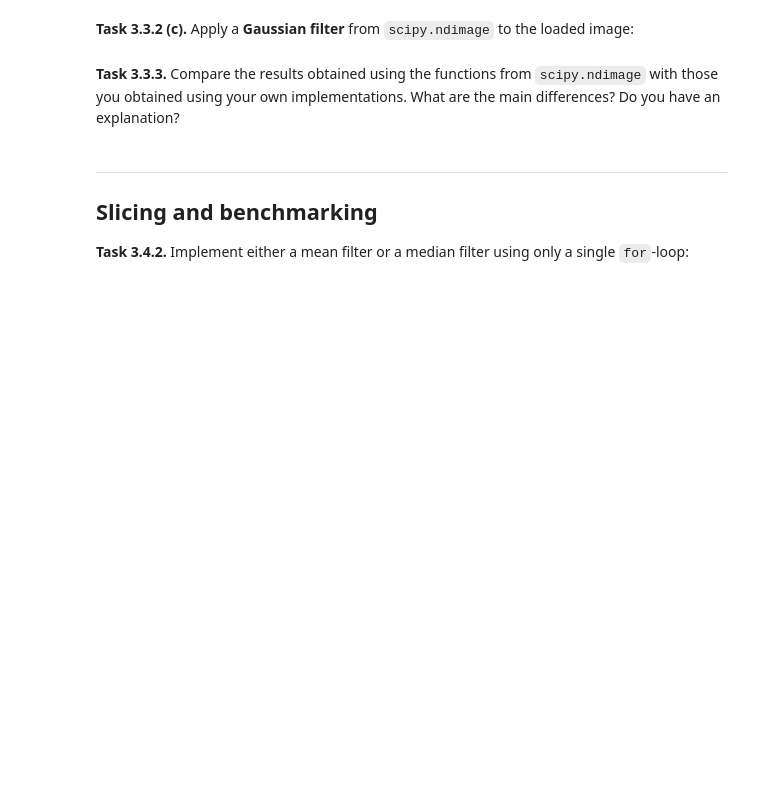
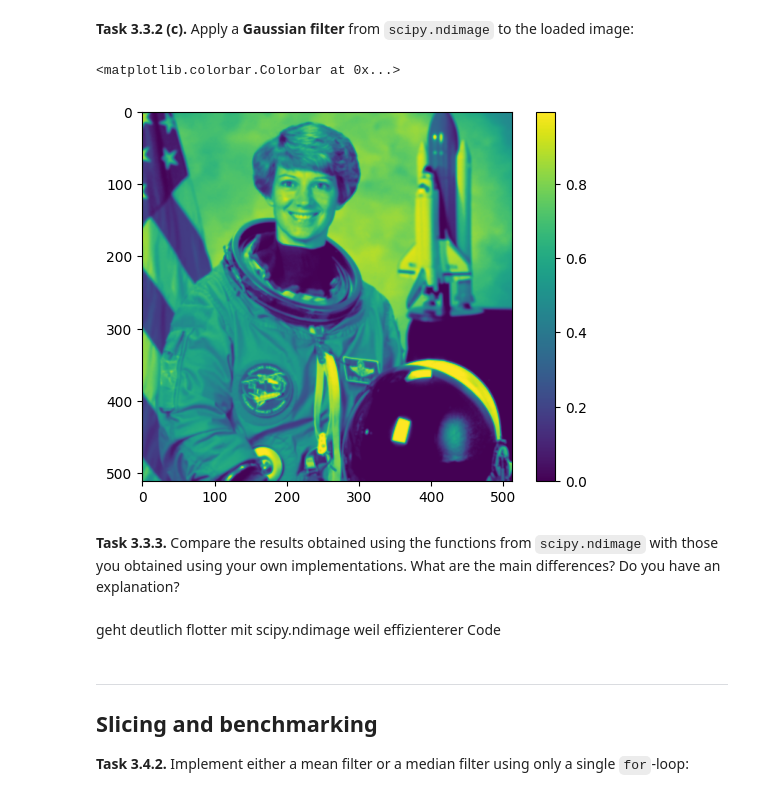
Before and after one commit to grosserC/mobi-fs3-python, a Jupyter notebook: task3.ipynb, the cells around one changed output. Saved outputs shown, nothing was run; the diff lists cells and outputs as text; code cells hidden in the pictures; blank space fills up the shorter version.

```diff
--- a/task3.ipynb
+++ b/task3.ipynb
@@ -185,7 +201,16 @@ assert numpy.allclose(img_out, img5, atol=1/255)
 # %% [markdown]
 **<a id="#">Task 3.3.2 (c).</a>** Apply a **Gaussian filter** from `scipy.ndimage` to the loaded image:
+# %%
+plt.figure()
+plt.imshow(scipy.ndimage.gaussian_filter(img, 1))
+plt.colorbar()
+# %% [output]
+<matplotlib.colorbar.Colorbar at 0x...>
+[figure, added]
 # %% [markdown]
 **<a id="#">Task 3.3.3.</a>** Compare the results obtained using the functions from `scipy.ndimage` with those you obtained using your own implementations. What are the main differences? Do you have an explanation?
+# %% [markdown]
+geht deutlich flotter mit scipy.ndimage weil effizienterer Code
 # %% [markdown]
 ---
 
```
Also changed, not shown: parts of 6 cells of this notebook.
